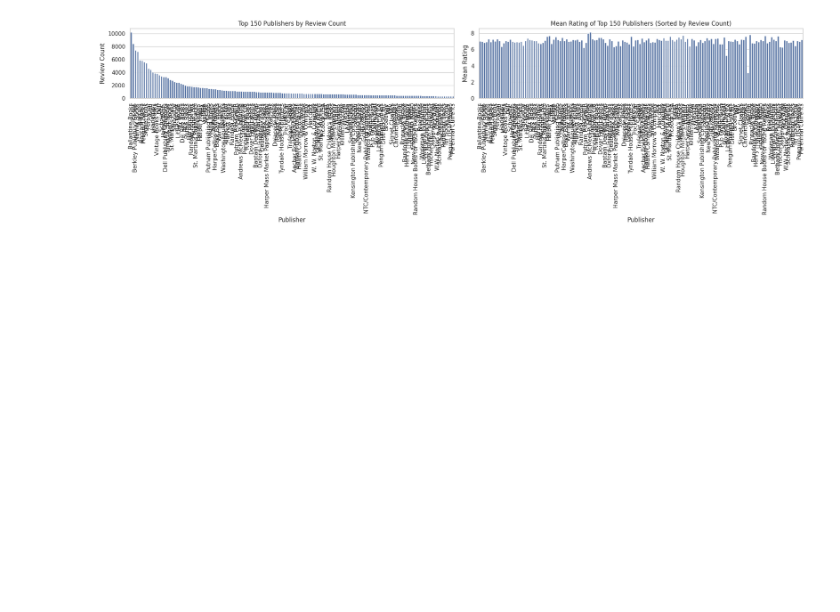
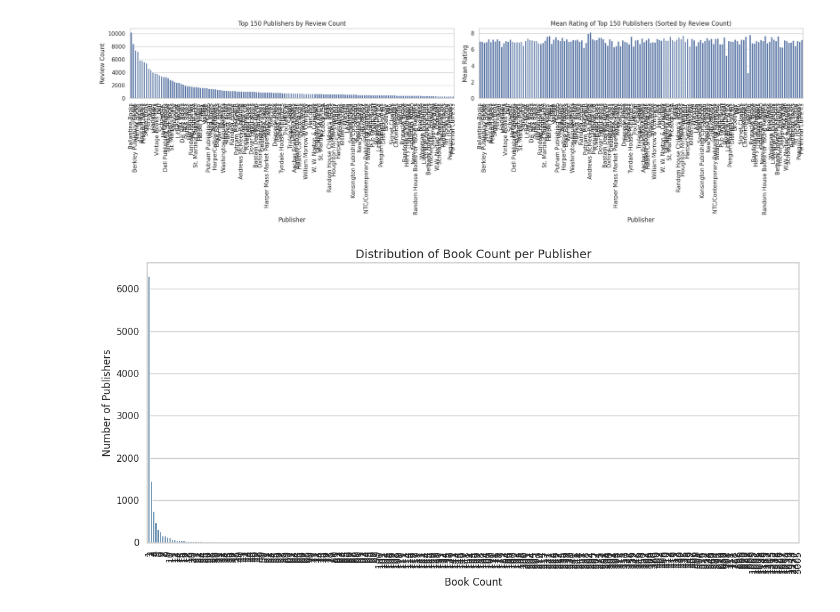
Before and after one commit to boostcampaitech8/pro-recsys-bookratingprediction-recsys-04, a Jupyter notebook: src/data/context/v3/eda.ipynb, the cells around one changed output. Cells and saved outputs as stored; diff of their text form; code cells hidden in the pictures; blank space fills up the shorter version.

```diff
--- a/src/data/context/v3/eda.ipynb
+++ b/src/data/context/v3/eda.ipynb
@@ -364,3 +364,49 @@ plt.show()
 | 7083 | Perennial | 4598 | 7.316224 |
 | 799 | Avon | 4436 | 7.091524 |
 [figure]
+# %%
+import pandas as pd
+import matplotlib.pyplot as plt
+import seaborn as sns
+
+# ------------------------------------
+# 1) 출판사별 book_count 계산
+# ------------------------------------
+publisher_book_count = (
+    books.groupby("publisher")["isbn"]
+         .nunique()
+         .rename("book_count")
+         .reset_index()
+)
+
+# ------------------------------------
+# 2) book_count 분포 계산
+# ------------------------------------
+count_distribution = (
+    publisher_book_count["book_count"]
+    .value_counts()
+    .sort_index()
+    .reset_index()
+)
+
+count_distribution.columns = ["book_count", "publisher_count"]
+
+# ------------------------------------
+# 3) 시각화
+# ------------------------------------
+plt.figure(figsize=(12, 6))
+sns.barplot(
+    data=count_distribution,
+    x="book_count",
+    y="publisher_count",
+    color="steelblue"
+)
+
+plt.title("Distribution of Book Count per Publisher", fontsize=14)
+plt.xlabel("Book Count")
+plt.ylabel("Number of Publishers")
+plt.xticks(rotation=90)
+plt.tight_layout()
+plt.show()
+# %% [output]
+[figure, added]
```
Also changed, not shown: parts of 6 cells of this notebook, 8 other files.
